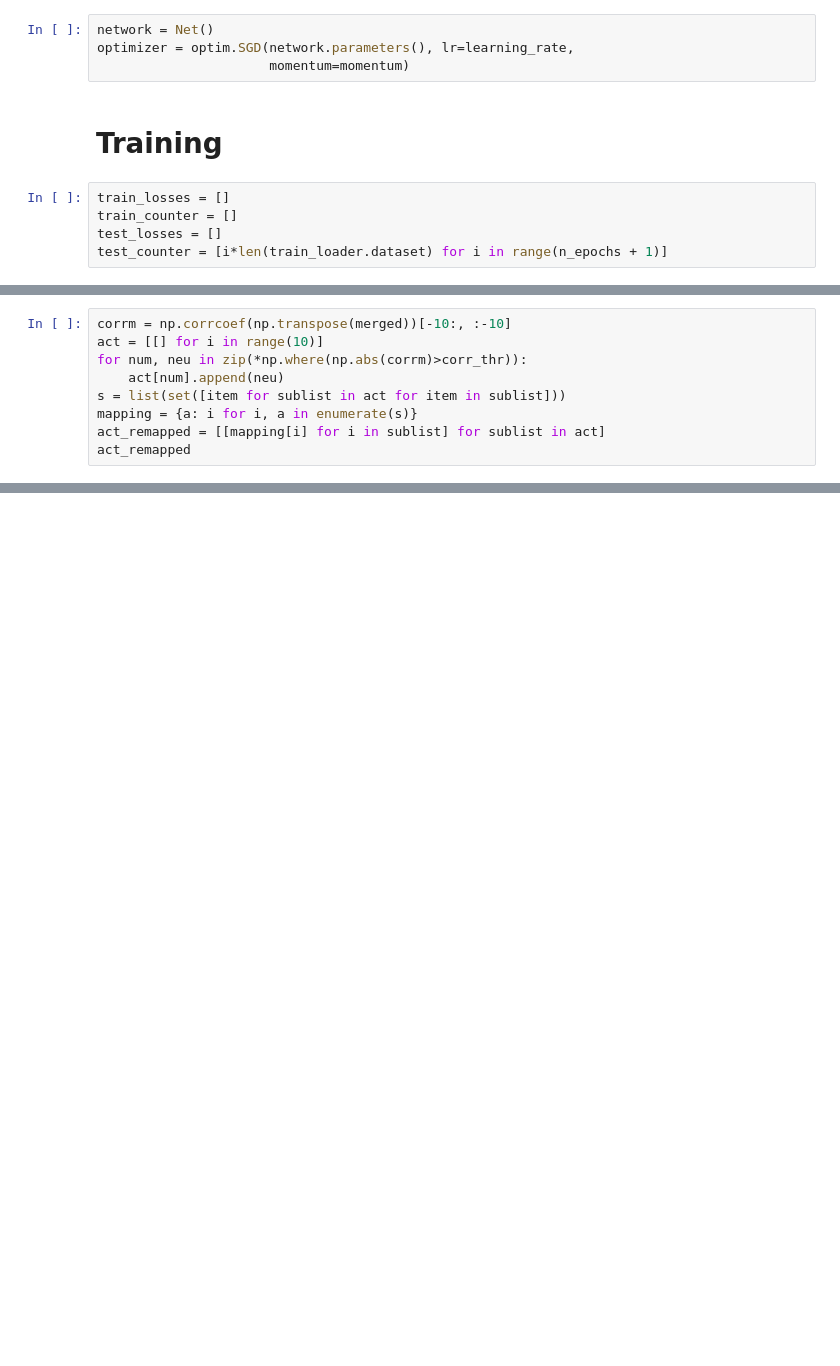
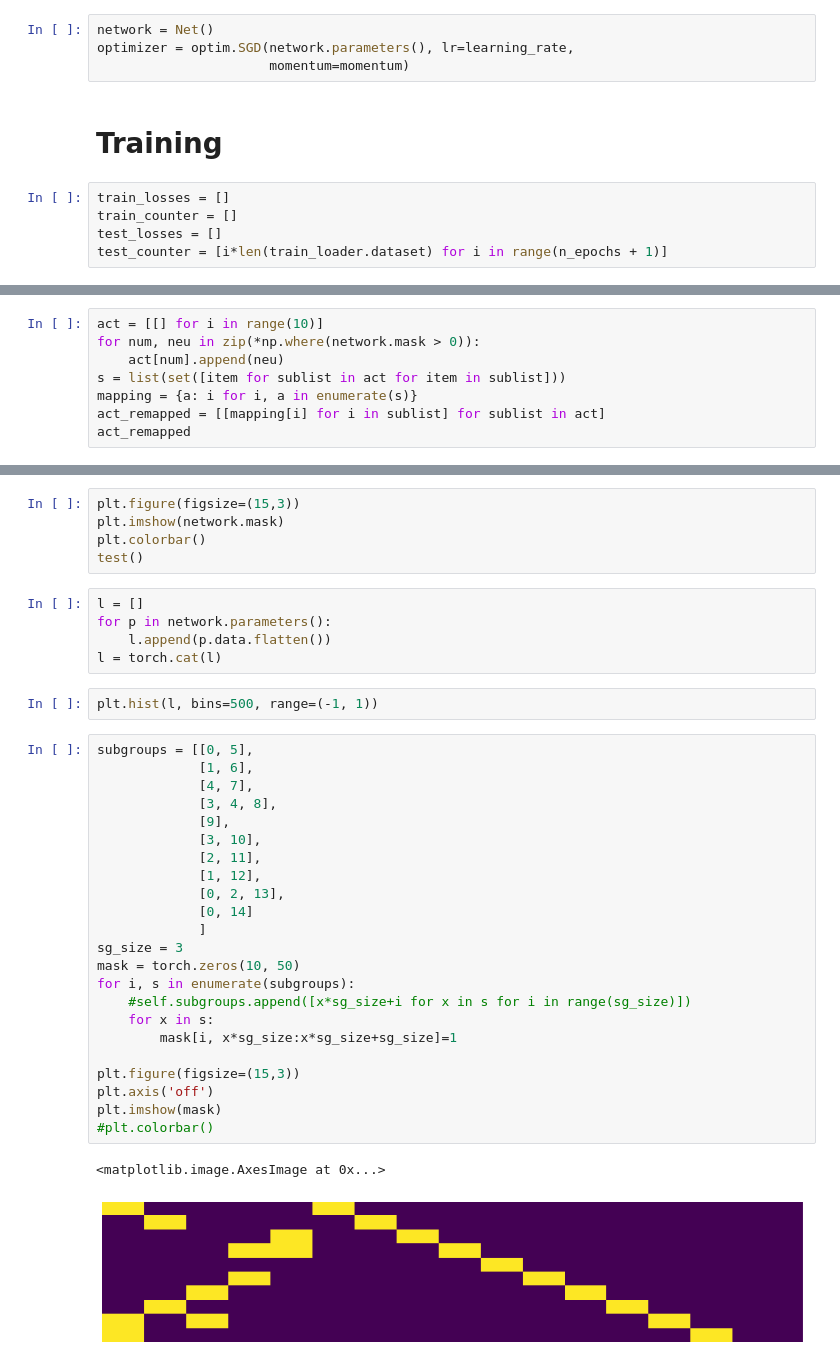
Before and after one commit to arkhycat/disenntangle, a Jupyter notebook: mnist_disentangling.ipynb, the cells around one changed output, grey strips where cells are left out. Drawn from its saved outputs; the diff is of its cells as text; blank space fills up the shorter version.

```diff
--- a/mnist_disentangling.ipynb
+++ b/mnist_disentangling.ipynb
@@ -175,7 +273,6 @@ plt.imshow(np.abs(np.corrcoef(np.transpose(merged)))[-10:, :-10]>corr_thr)
 # %%
-corrm = np.corrcoef(np.transpose(merged))[-10:, :-10]
 act = [[] for i in range(10)]
-for num, neu in zip(*np.where(np.abs(corrm)>corr_thr)):
+for num, neu in zip(*np.where(network.mask > 0)):
     act[num].append(neu)
 s = list(set([item for sublist in act for item in sublist]))
 mapping = {a: i for i, a in enumerate(s)}
@@ -198,0 +360,38 @@ Connections with corr >0.4 : 15.4%
+# %%
+plt.figure(figsize=(15,3))
+plt.imshow(network.mask)
+plt.colorbar()
+test()
+# %%
+l = []
+for p in network.parameters():
+    l.append(p.data.flatten())
+l = torch.cat(l)
+# %%
+plt.hist(l, bins=500, range=(-1, 1))
+# %%
+subgroups = [[0, 5],
+             [1, 6],
+             [4, 7],
+             [3, 4, 8],
+             [9],
+             [3, 10],
+             [2, 11],
+             [1, 12],
+             [0, 2, 13],
+             [0, 14]
+             ]
+sg_size = 3
+mask = torch.zeros(10, 50)
+for i, s in enumerate(subgroups):
+    #self.subgroups.append([x*sg_size+i for x in s for i in range(sg_size)])
+    for x in s:
+        mask[i, x*sg_size:x*sg_size+sg_size]=1
+
+plt.figure(figsize=(15,3))
+plt.axis('off')
+plt.imshow(mask)
+#plt.colorbar()
+# %% [output]
+<matplotlib.image.AxesImage at 0x...>
+[figure, added]
```
Also changed, not shown: parts of 24 cells of this notebook, 11 other files.
